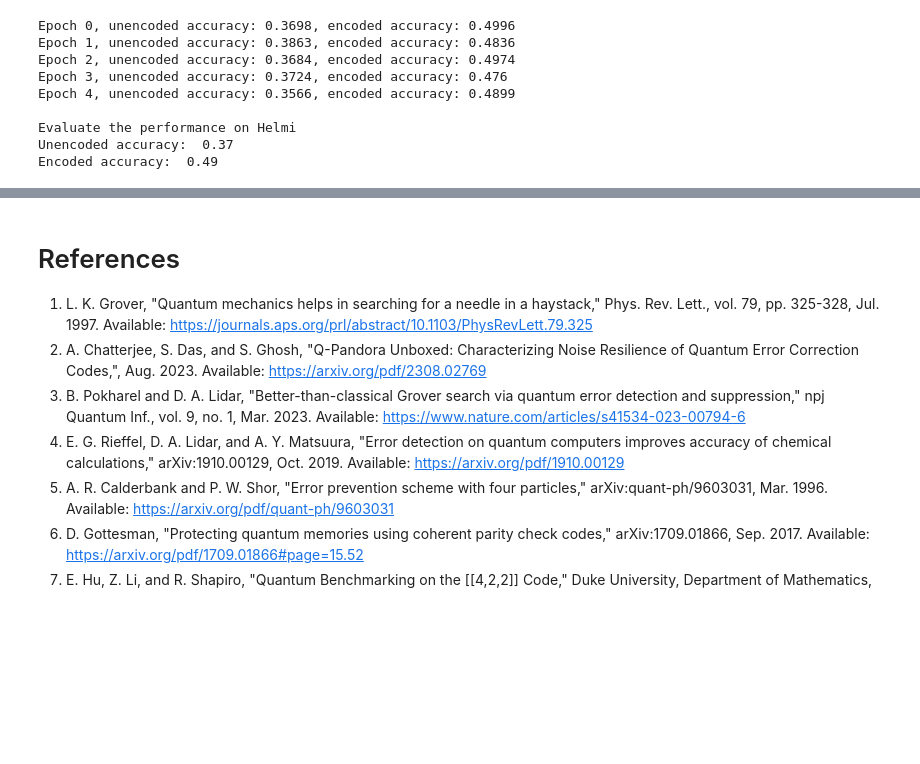
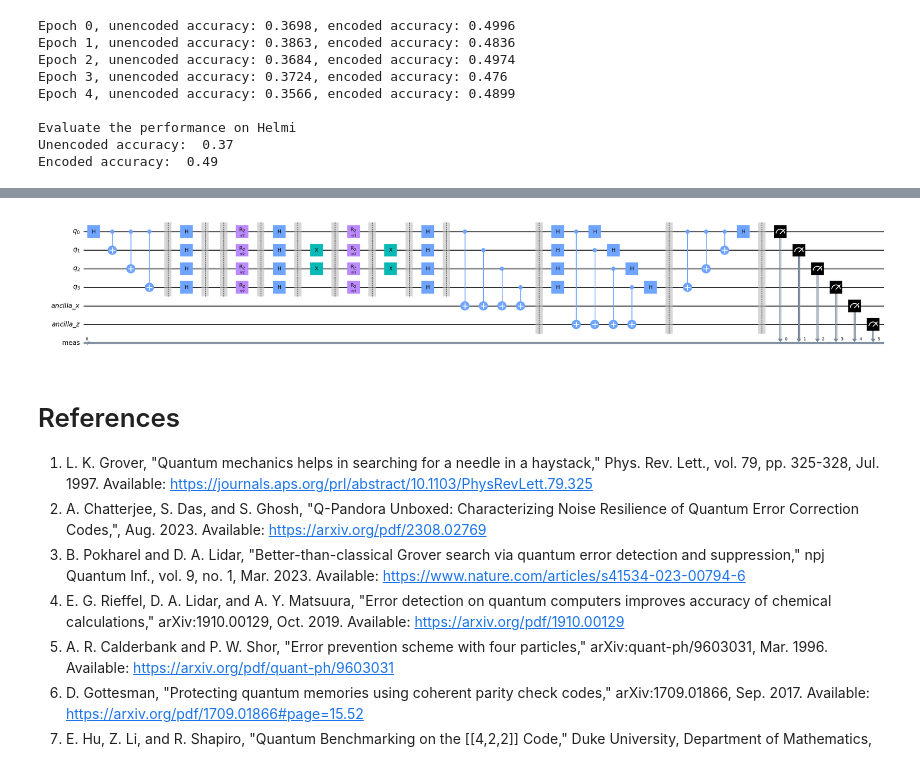
Before and after one commit to huyenemma/blogpost, a Jupyter notebook: Grover_Search_error_detecting.ipynb, the cells around one changed output, grey strips where cells are left out. Drawn from its saved outputs; the diff is of its cells as text; code cells hidden in the pictures; blank space fills up the shorter version.

```diff
--- a/Grover_Search_error_detecting.ipynb
+++ b/Grover_Search_error_detecting.ipynb
@@ -310,3 +314,9 @@ Encoded accuracy:  0.49
+# %%
+circ1 = circ_gen.create_grover_enc_circuit('11', enc_ver=1, add_syndrome=True)
+circ1.measure_all()
+circ1.draw(fold=-1, output='mpl', style='clifford')
+# %% [output]
+[figure, added]
 # %% [markdown]
 # References
 
```
Also changed, not shown: parts of 2 cells of this notebook, 1 other file.
